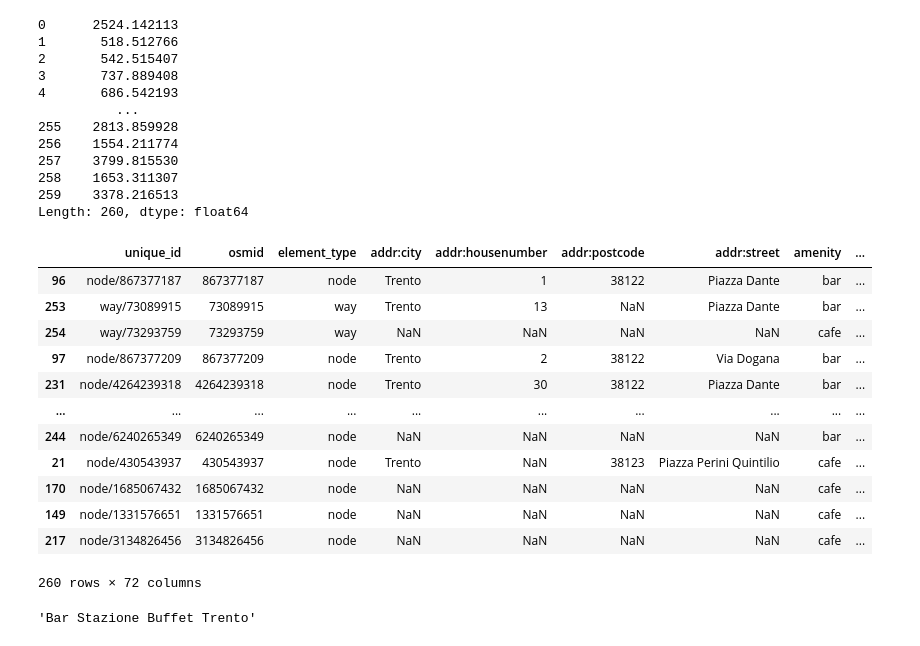
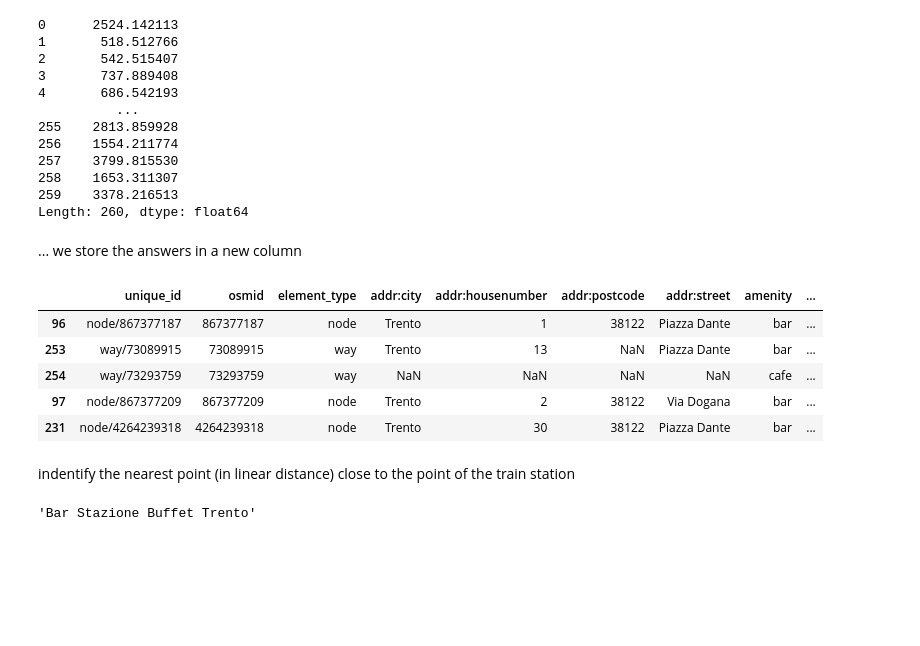
Before and after one commit to napo/geospatial_course_unitn, a Jupyter notebook: code/05_Street_Network_Analysis_solution_to_the_exercises.ipynb, the cells around one changed output. Drawn from its saved outputs; the diff is of its cells as text; code cells hidden in the pictures; blank space fills up the shorter version.

```diff
--- a/code/05_Street_Network_Analysis_solution_to_the_exercises.ipynb
+++ b/code/05_Street_Network_Analysis_solution_to_the_exercises.ipynb
@@ -95,6 +90,3 @@ the points must connetected to the graph
 # %%
 point_nearest_train_station= ox.get_nearest_node(G, point_train_station)
 point_nearest_castle = ox.get_nearest_node(G, point_castle)
-# %%
-G = ox.add_edge_speeds(G)
-G = ox.add_edge_travel_times(G)
@@ -265,24 +276,21 @@ trento_bars.geometry.to_crs(epsg=32632).representative_point().distance(point_tr
 258    1653.311307
 259    3378.216513
 Length: 260, dtype: float64
+# %% [markdown]
+... we store the answers in a new column
 # %%
 trento_bars['haversine_distance_to_train_station'] = trento_bars.geometry.to_crs(epsg=32632).representative_point().distance(point_train_station_utm32n)
 # %%
-trento_bars.sort_values(by=['haversine_distance_to_train_station'])
+trento_bars.sort_values(by=['haversine_distance_to_train_station']).head(5)
 # %% [output]
 |  | unique_id | osmid | element_type | addr:city | addr:housenumber | addr:postcode | addr:street | amenity | ... |
 | 96 | node/867377187 | 867377187 | node | Trento | 1 | 38122 | Piazza Dante | bar | ... |
 | 253 | way/73089915 | 73089915 | way | Trento | 13 | NaN | Piazza Dante | bar | ... |
 | 254 | way/73293759 | 73293759 | way | NaN | NaN | NaN | NaN | cafe | ... |
 | 97 | node/867377209 | 867377209 | node | Trento | 2 | 38122 | Via Dogana | bar | ... |
 | 231 | node/4264239318 | 4264239318 | node | Trento | 30 | 38122 | Piazza Dante | bar | ... |
-| ... | ... | ... | ... | ... | ... | ... | ... | ... | ... |
-| 244 | node/6240265349 | 6240265349 | node | NaN | NaN | NaN | NaN | bar | ... |
-| 21 | node/430543937 | 430543937 | node | Trento | NaN | 38123 | Piazza Perini Quintilio | cafe | ... |
-| 170 | node/1685067432 | 1685067432 | node | NaN | NaN | NaN | NaN | cafe | ... |
-| 149 | node/1331576651 | 1331576651 | node | NaN | NaN | NaN | NaN | cafe | ... |
-| 217 | node/3134826456 | 3134826456 | node | NaN | NaN | NaN | NaN | cafe | ... |
-260 rows × 72 columns
+# %% [markdown]
+indentify the nearest point (in linear distance) close to the point of the train station
 # %%
 trento_bars[trento_bars.haversine_distance_to_train_station == trento_bars.haversine_distance_to_train_station.min()].name.values[0]
 # %% [output]
```
Also changed, not shown: parts of 68 cells of this notebook.
